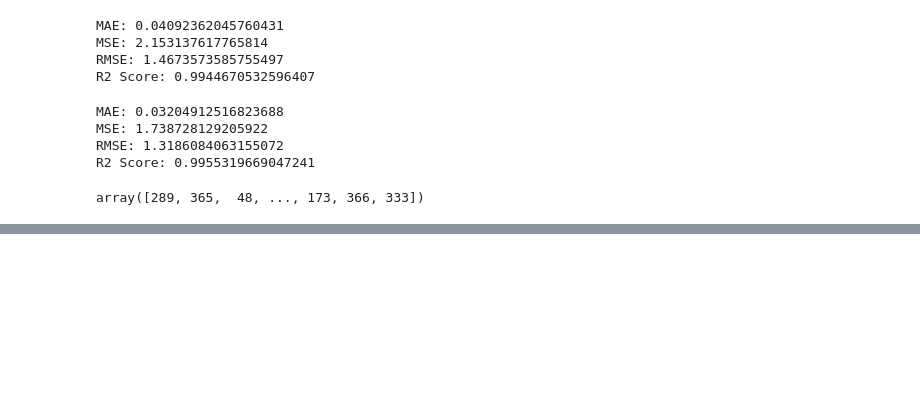
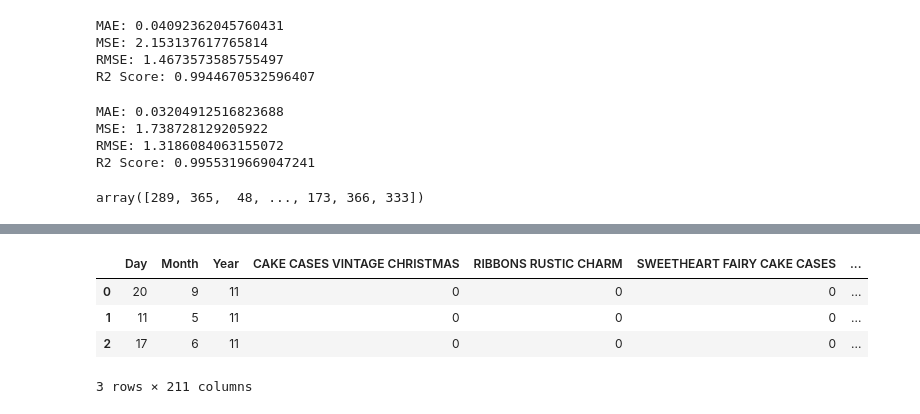
Before and after one commit to vinodkumargr/retail_transaction_pred, a Jupyter notebook: notebook_1.ipynb, the cells around one changed output, grey strips where cells are left out. Cells and saved outputs as stored; diff of their text form; code cells hidden in the pictures; blank space fills up the shorter version.

```diff
--- a/notebook_1.ipynb
+++ b/notebook_1.ipynb
@@ -587,3 +556,14 @@ d.head(2)
+# %%
+for i in d.columns:
+    d[i] = d[i].astype(int)
+
+d.head(3)
+# %% [output]
+|  | Day | Month | Year | CAKE CASES VINTAGE CHRISTMAS | RIBBONS RUSTIC CHARM | SWEETHEART FAIRY CAKE CASES | ... |
+| 0 | 20 | 9 | 11 | 0 | 0 | 0 | ... |
+| 1 | 11 | 5 | 11 | 0 | 0 | 0 | ... |
+| 2 | 17 | 6 | 11 | 0 | 0 | 0 | ... |
+3 rows × 211 columns
 # %%
 x=d.drop(columns=['Total_price'])
 y=d.Total_price
```
Also changed, not shown: parts of 4 cells of this notebook, 45 other files.
